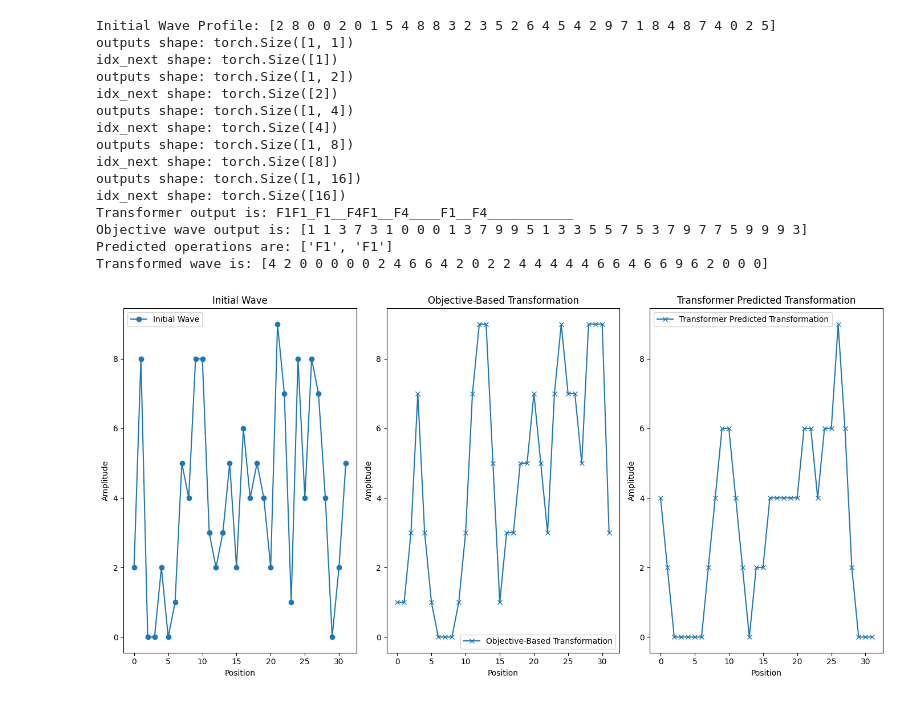
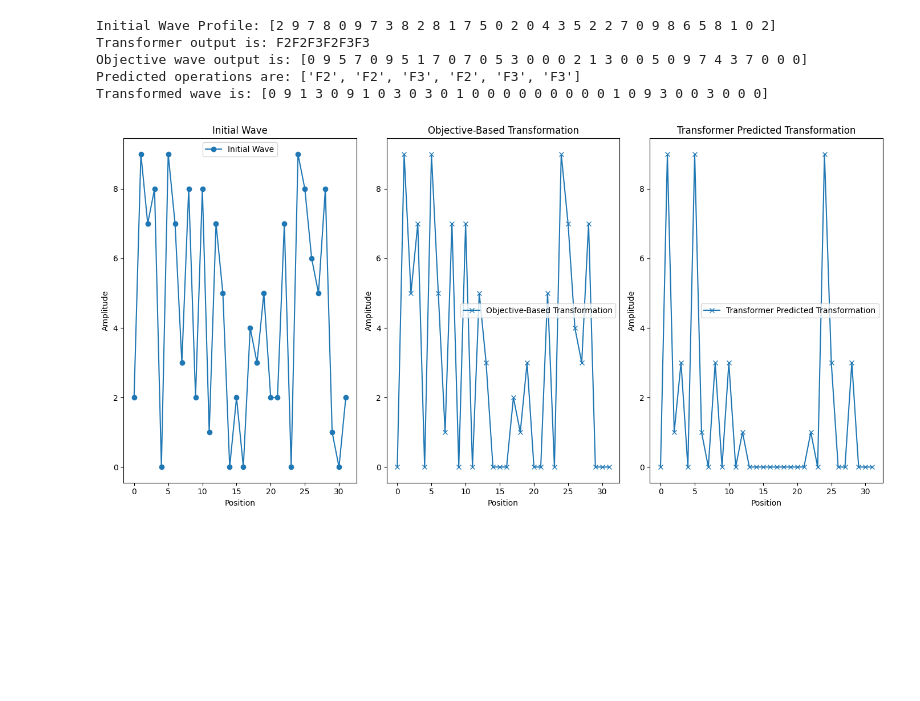
Before and after one commit to marquisdepolis/CATransformer, a Jupyter notebook: CAT_Wave_functions.ipynb, the cells around one changed output. Cells and saved outputs as stored; diff of their text form; code cells hidden in the pictures; blank space fills up the shorter version.

```diff
--- a/CAT_Wave_functions.ipynb
+++ b/CAT_Wave_functions.ipynb
@@ -12,19 +12,19 @@ from wavefn import WaveFunction
 
 batch_size = 8
 block_size = 64
-max_iter = 5000
+max_iter = 10000
 epochs = 10
 eval_interval = 500
-learning_rate = 5e-4
+learning_rate = 4e-5
 device = 'cuda' if torch.cuda.is_available() else 'cpu'
 n_embed = 64
 n_head = 16
 n_layer = 16
-dropout = 0.1
+dropout = 0
 text = []
 
 # tokens set as integers
-tokens = ['F1', 'F2', 'F3', 'F4', '_', 'M', 'H', 'B']
+tokens = ['F1', 'F2', 'F3', 'F4', '_', 'M', 'H', 'B','s','e']
 
 # Let's make some waves! Not strictly needed, but repurposing the wave fn so keeping it for now
 c = 1.0  # Wave speed
@@ -46,11 +46,11 @@ val_batch_size = batch_size
 def generate_operation_sequence_with_objective(block_size):
     objective = random.choice(['M', 'H', 'B'])
     if objective == 'M':
-        sequence = ['F1', '_', '_', 'F4', '_', '_', '_']
+        sequence = ['F1', 'F4', 'e', '_', '_', '_', '_']
     elif objective == 'H':
-        sequence = ['_', 'F2', 'F3', '_', '_', '_', '_']
+        sequence = ['F2', 'F3', 'e', '_', '_', '_', '_']
     else:  # B includes all operations
-        sequence = ['F1', 'F2', 'F3', 'F4', '_', '_', '_']
+        sequence = ['F1', 'F2', 'F3', 'F4', 'e', '_', '_']
 
     # Ensure the sequence length does not exceed block size - 2 for start/end tokens
     sequence = sequence[:block_size - 2]
@@ -293,13 +303,13 @@ input_length = 32
 initial_wave = (np.random.rand(input_length) * 10).astype(int)
 print(f"Initial Wave Profile: {initial_wave}")
 
-# Prepare the model input (assuming the model takes numerical input)
-initial_conditions = ['M']
+# Prepare the model input
+initial_conditions = ['H']
 input_tensor = torch.tensor([[stoi[ch] for ch in initial_conditions]], dtype=torch.long).to(device)
 
 # Predict operations
 with torch.no_grad():
-    output = model.generate(input_tensor, max_new_tokens=5)
+    output = model.generate(input_tensor, max_new_tokens=3)
     transformer_output = dec(output[0].tolist())
 
 print(f"Transformer output is: {transformer_output}")
@@ -314,51 +324,41 @@ def parse_operations(input_string):
 predicted_operations = parse_operations(transformer_output)
 
 # Compare with direct simulation from WaveFunction using an objective
-objective_wave_output = wave_fn.simulate_wave_equation(initial_wave, objective='M')
+objective_wave_output = wave_fn.simulate_wave_equation(initial_wave, objective=initial_conditions[0])
 print(f"Objective wave output is: {objective_wave_output}")
 print(f"Predicted operations are: {predicted_operations}")
 transformed_wave = wave_fn.custom_transform(initial_wave, predicted_operations)
 print(f"Transformed wave is: {transformed_wave}")
 
 # Plotting results
 plt.figure(figsize=(14, 7))
 plt.subplot(1, 3, 1)
 plt.plot(initial_wave, label='Initial Wave', marker='o')
 plt.title('Initial Wave')
 plt.xlabel('Position')
 plt.ylabel('Amplitude')
 plt.legend()
 
 plt.subplot(1, 3, 2)
 plt.plot(objective_wave_output, label='Objective-Based Transformation', marker='x')
 plt.title('Objective-Based Transformation')
 plt.xlabel('Position')
 plt.ylabel('Amplitude')
 plt.legend()
 
 plt.subplot(1, 3, 3)
 plt.plot(transformed_wave, label='Transformer Predicted Transformation', marker='x')
 plt.title('Transformer Predicted Transformation')
 plt.xlabel('Position')
 plt.ylabel('Amplitude')
 plt.legend()
 
 plt.tight_layout()
 plt.show()
 # %% [output]
-Initial Wave Profile: [2 8 0 0 2 0 1 5 4 8 8 3 2 3 5 2 6 4 5 4 2 9 7 1 8 4 8 7 4 0 2 5]
-outputs shape: torch.Size([1, 1])
-idx_next shape: torch.Size([1])
-outputs shape: torch.Size([1, 2])
-idx_next shape: torch.Size([2])
-outputs shape: torch.Size([1, 4])
-idx_next shape: torch.Size([4])
-outputs shape: torch.Size([1, 8])
-idx_next shape: torch.Size([8])
-outputs shape: torch.Size([1, 16])
-idx_next shape: torch.Size([16])
-Transformer output is: F1F1_F1__F4F1__F4____F1__F4___________
-Objective wave output is: [1 1 3 7 3 1 0 0 0 1 3 7 9 9 5 1 3 3 5 5 7 5 3 7 9 7 7 5 9 9 9 3]
-Predicted operations are: ['F1', 'F1']
-Transformed wave is: [4 2 0 0 0 0 0 2 4 6 6 4 2 0 2 2 4 4 4 4 4 6 6 4 6 6 9 6 2 0 0 0]
+Initial Wave Profile: [2 9 7 8 0 9 7 3 8 2 8 1 7 5 0 2 0 4 3 5 2 2 7 0 9 8 6 5 8 1 0 2]
+Transformer output is: F2F2F3F2F3F3
+Objective wave output is: [0 9 5 7 0 9 5 1 7 0 7 0 5 3 0 0 0 2 1 3 0 0 5 0 9 7 4 3 7 0 0 0]
+Predicted operations are: ['F2', 'F2', 'F3', 'F2', 'F3', 'F3']
+Transformed wave is: [0 9 1 3 0 9 1 0 3 0 3 0 1 0 0 0 0 0 0 0 0 0 1 0 9 3 0 0 3 0 0 0]
-[figure, old version]
+[figure, new version]
```
Also changed, not shown: parts of 1 cell of this notebook.
